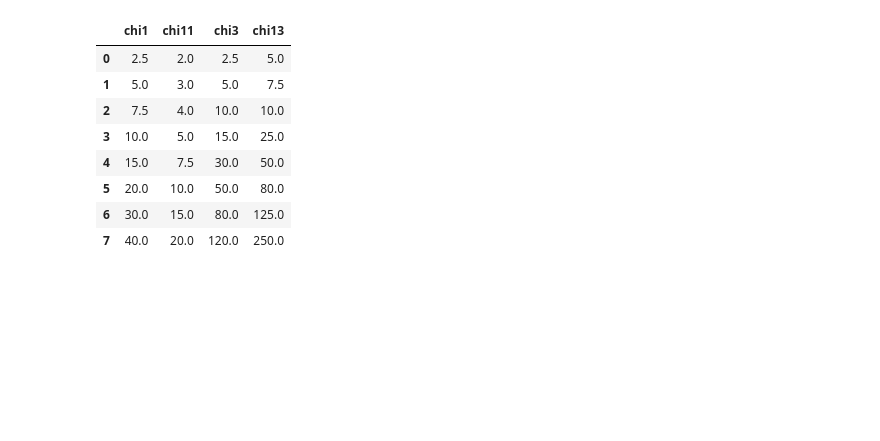
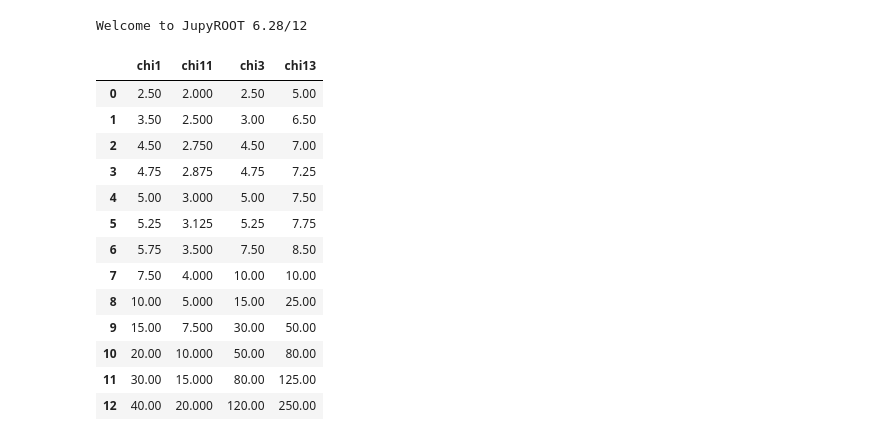
Before and after one commit to idionisov/sndMuonFlux, a Jupyter notebook: trkeff/trkeff-chi2ndf.ipynb, the cells around one changed output. Drawn from its saved outputs; the diff is of its cells as text; code cells hidden in the pictures; blank space fills up the shorter version.

```diff
--- a/trkeff/trkeff-chi2ndf.ipynb
+++ b/trkeff/trkeff-chi2ndf.ipynb
@@ -8,5 +8,7 @@ from sndUtils import *
 from mplStyling import *
 import uproot
 
-plt.style.use("root")
+plt.style.use("ddf-pub")
+# %% [output]
+Welcome to JupyROOT 6.28/12
 # %%
@@ -14,18 +16,26 @@ runs = [7080]
 # %%
 chiArrs = pd.DataFrame({
-    "chi1":  [2.5, 5.0, 7.5,  10.0, 15.0, 20.0, 30.0,  40.0 ],
-    "chi11": [2.0, 3.0, 4.0,  5.0,  7.5,  10.0, 15.0,  20.0 ],
-    "chi3":  [2.5, 5.0, 10.0, 15.0, 30.0, 50.0, 80.0,  120.0],
-    "chi13": [5.0, 7.5, 10.0, 25.0, 50.0, 80.0, 125.0, 250.0]
+    "chi1":  [2.5, 3.5, 4.5,  4.75,  5.0, 5.25,  5.75, 7.5,  10.0, 15.0, 20.0, 30.0,  40.0 ],
+    "chi11": [2.0, 2.5, 2.75, 2.875, 3.0, 3.125, 3.5,  4.0,  5.0,  7.5,  10.0, 15.0,  20.0 ],
+    "chi3":  [2.5, 3.0, 4.5,  4.75,  5.0, 5.25,  7.5,  10.0, 15.0, 30.0, 50.0, 80.0,  120.0],
+    "chi13": [5.0, 6.5, 7,    7.25,  7.5, 7.75,  8.5,  10.0, 25.0, 50.0, 80.0, 125.0, 250.0]
 })
+
+# chiArrs = pd.read_csv("/afs/cern.ch/work/i/idioniso/sndMuonFlux/trkeff/chi2ndfVals.csv", sep=" ", header=None, names=["chi1", "chi11", "chi3", "chi13"])
+
 chiArrs
 # %% [output]
 |  | chi1 | chi11 | chi3 | chi13 |
-| 0 | 2.5 | 2.0 | 2.5 | 5.0 |
-| 1 | 5.0 | 3.0 | 5.0 | 7.5 |
-| 2 | 7.5 | 4.0 | 10.0 | 10.0 |
-| 3 | 10.0 | 5.0 | 15.0 | 25.0 |
-| 4 | 15.0 | 7.5 | 30.0 | 50.0 |
-| 5 | 20.0 | 10.0 | 50.0 | 80.0 |
-| 6 | 30.0 | 15.0 | 80.0 | 125.0 |
-| 7 | 40.0 | 20.0 | 120.0 | 250.0 |
+| 0 | 2.50 | 2.000 | 2.50 | 5.00 |
+| 1 | 3.50 | 2.500 | 3.00 | 6.50 |
+| 2 | 4.50 | 2.750 | 4.50 | 7.00 |
+| 3 | 4.75 | 2.875 | 4.75 | 7.25 |
+| 4 | 5.00 | 3.000 | 5.00 | 7.50 |
+| 5 | 5.25 | 3.125 | 5.25 | 7.75 |
+| 6 | 5.75 | 3.500 | 7.50 | 8.50 |
+| 7 | 7.50 | 4.000 | 10.00 | 10.00 |
+| 8 | 10.00 | 5.000 | 15.00 | 25.00 |
+| 9 | 15.00 | 7.500 | 30.00 | 50.00 |
+| 10 | 20.00 | 10.000 | 50.00 | 80.00 |
+| 11 | 30.00 | 15.000 | 80.00 | 125.00 |
+| 12 | 40.00 | 20.000 | 120.00 | 250.00 |
```
Also changed, not shown: parts of 7 cells of this notebook, 17 other files.
